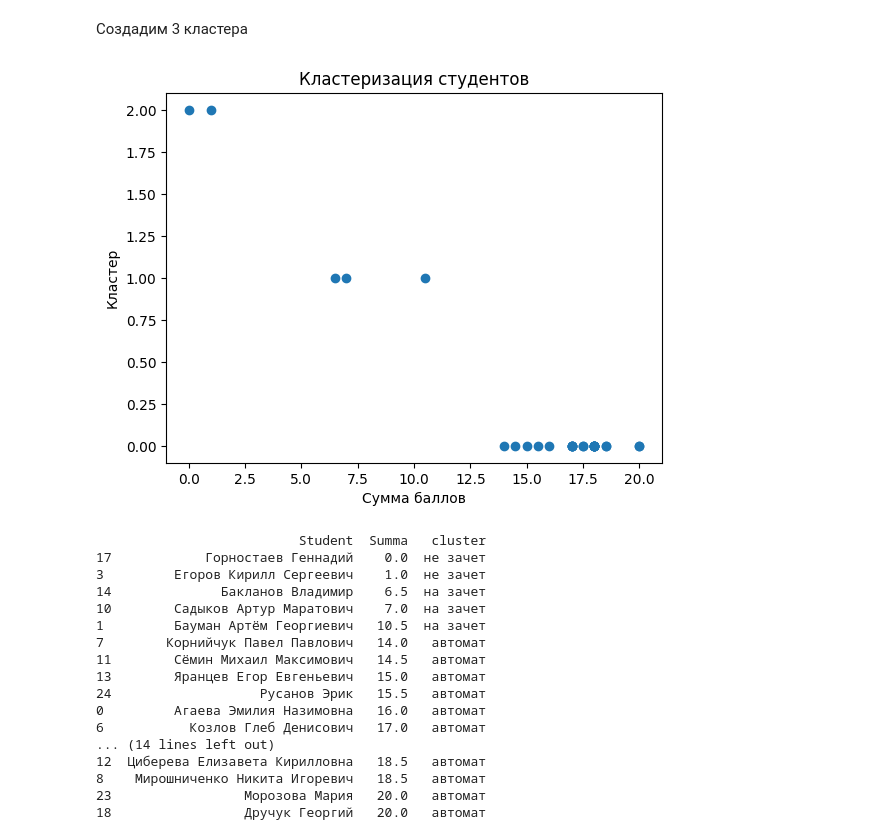
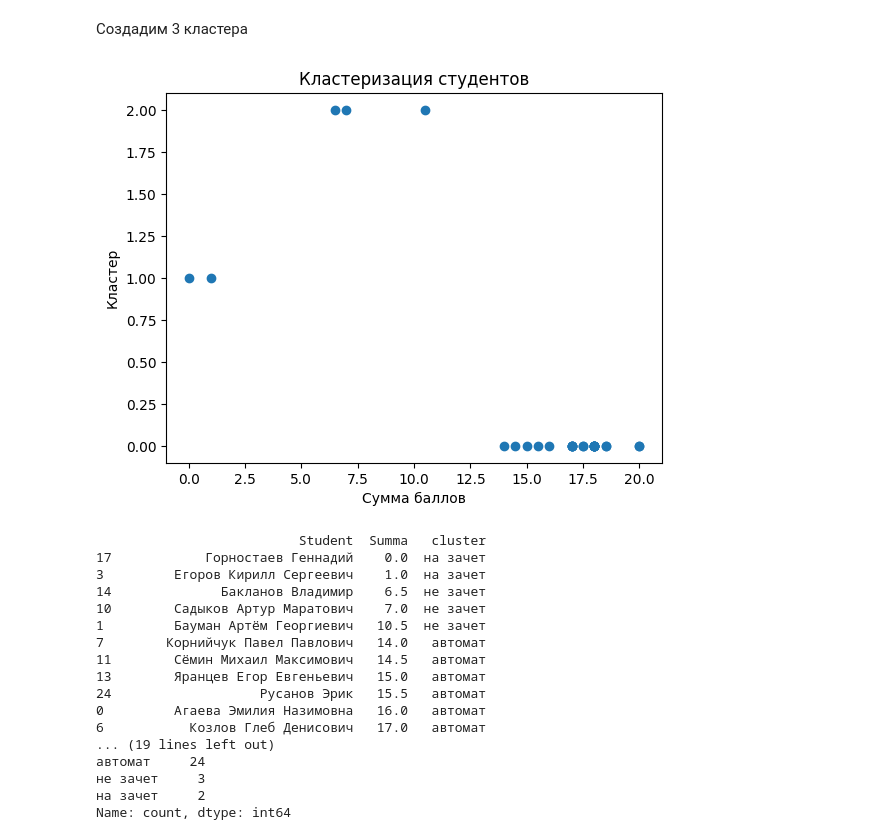
Before and after one commit to Ma-sh-a/Statprak, a Jupyter notebook: зачет.ipynb, the cells around one changed output. Saved outputs shown, nothing was run; the diff lists cells and outputs as text; code cells hidden in the pictures.

```diff
--- a/зачет.ipynb
+++ b/зачет.ipynb
@@ -71,47 +71,50 @@ all_data.loc[:,['Student','Summa']]
 # %%
 # Используем метод KMeans для разделения на 3 кластера
 kmeans = KMeans(n_clusters=3)
 all_data['cluster'] = kmeans.fit_predict(all_data[['Summa']])
 
 # Визуализация результатов
 plt.scatter(all_data[['Summa']], all_data['cluster'])
 plt.title('Кластеризация студентов')
 plt.xlabel('Сумма баллов')
 plt.ylabel('Кластер')
 plt.show()
 
 
 # Теперь у нас есть новая колонка 'cluster', которая указывает кластер для каждого студента
 # Мы можем переименовать кластеры в соответствии с вашими категориями
 cluster_mapping = {
     2: 'не зачет',
     0: 'автомат',
     1: 'на зачет'
 }
 
 all_data['cluster'] = all_data['cluster'].map(cluster_mapping)
 
 # Сохраняем результат в новый CSV файл
 all_data.to_csv('кластеризованные_студенты.csv', index=False)
 
+cluster_counts = all_data['cluster'].value_counts()
+
 # Выводим первые несколько строк отсортированной таблицы для проверки
 print(all_data.loc[:,['Student','Summa','cluster']].sort_values('Summa'))
+print(cluster_counts)
 # %% [output]
-[figure, old version]
+[figure, new version]
                           Student  Summa   cluster
-17            Горностаев Геннадий    0.0  не зачет
-3         Егоров Кирилл Сергеевич    1.0  не зачет
-14              Бакланов Владимир    6.5  на зачет
-10        Садыков Артур Маратович    7.0  на зачет
-1         Бауман Артём Георгиевич   10.5  на зачет
+17            Горностаев Геннадий    0.0  на зачет
+3         Егоров Кирилл Сергеевич    1.0  на зачет
+14              Бакланов Владимир    6.5  не зачет
+10        Садыков Артур Маратович    7.0  не зачет
+1         Бауман Артём Георгиевич   10.5  не зачет
 7        Корнийчук Павел Павлович   14.0   автомат
 11        Сёмин Михаил Максимович   14.5   автомат
 13        Яранцев Егор Евгеньевич   15.0   автомат
 24                   Русанов Эрик   15.5   автомат
 0         Агаева Эмилия Назимовна   16.0   автомат
 6           Козлов Глеб Денисович   17.0   автомат
-... (14 lines left out)
-12  Циберева Елизавета Кирилловна   18.5   автомат
-8    Мирошниченко Никита Игоревич   18.5   автомат
-23                 Морозова Мария   20.0   автомат
-18                 Дручук Георгий   20.0   автомат
+... (19 lines left out)
+автомат     24
+не зачет     3
+на зачет     2
+Name: count, dtype: int64
```
Also changed, not shown: parts of 3 cells of this notebook, 2 other files.
